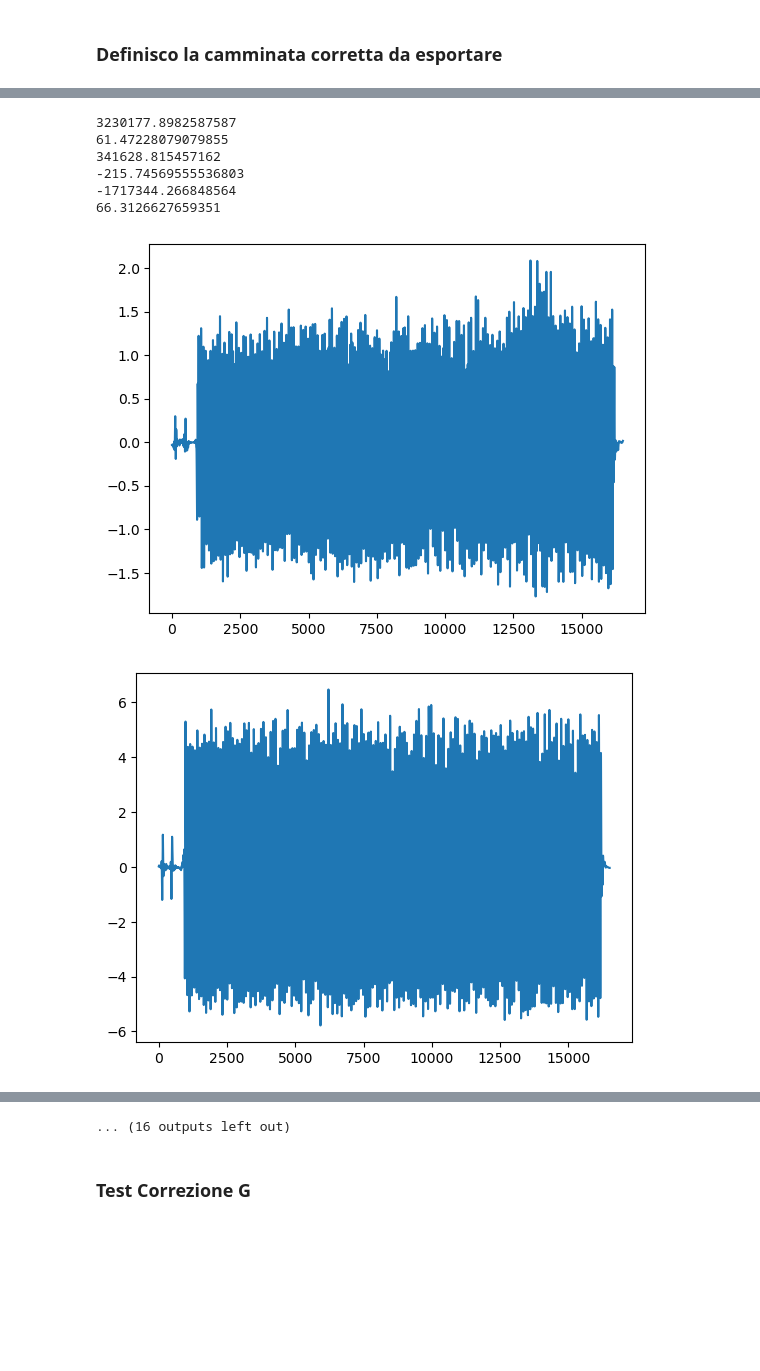
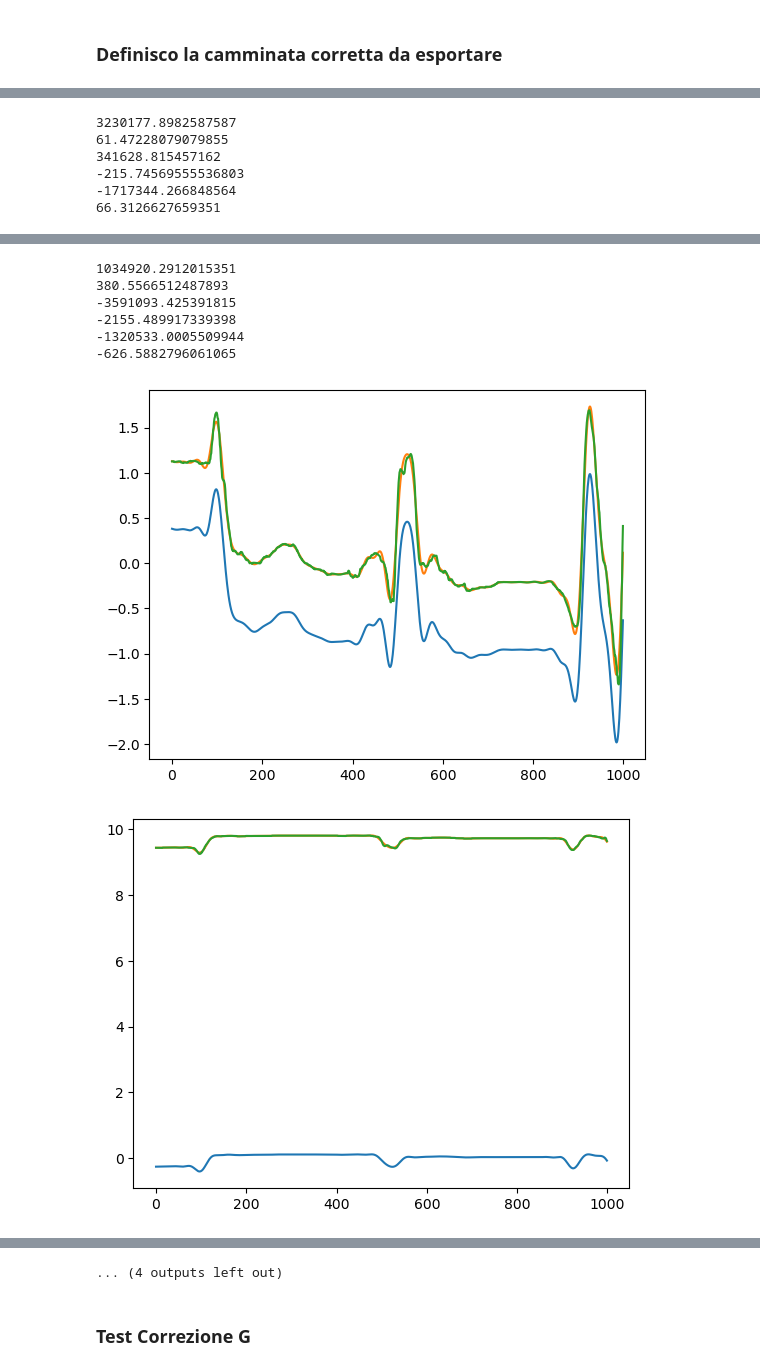
Before and after one commit to Endert0m/FCG_VisualizzatoreCamminata, a Jupyter notebook: StudioDati/ProgettoFinRemaster.ipynb, the cells around one changed output, grey strips where cells are left out. Cells and saved outputs as stored; diff of their text form; code cells hidden in the pictures; blank space fills up the shorter version.

```diff
--- a/StudioDati/ProgettoFinRemaster.ipynb
+++ b/StudioDati/ProgettoFinRemaster.ipynb
@@ -484,8 +484,7 @@ def segnale_senza_correzione2 (sig, inf, sup):
         time[j] = j
         j += 1
 
-    plt.plot(time, calSig[0])
-    plt.show()
+
 
     i = 0
     for int_band in calSig:
@@ -493,6 +492,11 @@ def segnale_senza_correzione2 (sig, inf, sup):
         res = (np.fft.fft(int_band)) - (np.fft.fft(r))
         corretto += (np.fft.ifft(res) + alpha[i])
         i += 1
+
+    plt.plot(time[0:1000], calSig[0][0:1000])
+    plt.plot(time[0:1000], sig[0][0:1000])
+    plt.plot(time[0:1000], corretto[0:1000])
+    plt.show()
     return corretto
 # %% [markdown]
 ## Costruzione sensori e caricamento dati
@@ -1032,7 +1036,7 @@ fs5.save_csv("coscia_filtD.csv")
 ### Definisco la camminata corretta da esportare
 # %%
 campioni = 150
-perc_rim = -10
+perc_rim = -1
 
 a1 = s1.ax.medfilt().normalize_3(campioni).a
 a2 = s1.ay.medfilt().normalize_3(campioni).a
@@ -1047,9 +1051,9 @@ sensoreFiltrato_x, sensoreFiltrato_ftx = split_signals(fs3.ax.a)
 sensoreFiltrato_y, sensoreFiltrato_fty = split_signals(fs3.ay.a)
 sensoreFiltrato_z, sensoreFiltrato_ftz = split_signals(fs3.az.a)
 
-corretto_y = segnale_senza_correzione2(sensoreFiltrato_y, perc_rim, perc_rim)
-corretto_x = segnale_senza_correzione2(sensoreFiltrato_x, perc_rim, perc_rim)
-corretto_z = segnale_senza_correzione2(sensoreFiltrato_z, perc_rim, perc_rim)
+corretto_y = segnale_senza_correzione(sensoreFiltrato_y, perc_rim, perc_rim)
+corretto_x = segnale_senza_correzione(sensoreFiltrato_x, perc_rim, perc_rim)
+corretto_z = segnale_senza_correzione(sensoreFiltrato_z, perc_rim, perc_rim)
 
 sensoreFiltrato_x, sensoreFiltrato_ftx = split_signals(fs3.gx.a)
 sensoreFiltrato_y, sensoreFiltrato_fty = split_signals(fs3.gy.a)
@@ -1077,9 +1081,9 @@ sensoreFiltrato_x, sensoreFiltrato_ftx = split_signals(fs4.ax.a)
 sensoreFiltrato_y, sensoreFiltrato_fty = split_signals(fs4.ay.a)
 sensoreFiltrato_z, sensoreFiltrato_ftz = split_signals(fs4.az.a)
 
-corretto_y = segnale_senza_correzione2(sensoreFiltrato_y, perc_rim, perc_rim)
-corretto_x = segnale_senza_correzione2(sensoreFiltrato_x, perc_rim, perc_rim)
-corretto_z = segnale_senza_correzione2(sensoreFiltrato_z, perc_rim, perc_rim)
+corretto_y = segnale_senza_correzione(sensoreFiltrato_y, perc_rim, perc_rim)
+corretto_x = segnale_senza_correzione(sensoreFiltrato_x, perc_rim, perc_rim)
+corretto_z = segnale_senza_correzione(sensoreFiltrato_z, perc_rim, perc_rim)
 
 sensoreFiltrato_x, sensoreFiltrato_ftx = split_signals(fs4.gx.a)
 sensoreFiltrato_y, sensoreFiltrato_fty = split_signals(fs4.gy.a)
@@ -1112,9 +1116,9 @@ sensoreFiltrato_x, sensoreFiltrato_ftx = split_signals(fs5.ax.a)
 sensoreFiltrato_y, sensoreFiltrato_fty = split_signals(fs5.ay.a)
 sensoreFiltrato_z, sensoreFiltrato_ftz = split_signals(fs5.az.a)
 
-corretto_y = segnale_senza_correzione2(sensoreFiltrato_y, perc_rim, perc_rim)
-corretto_x = segnale_senza_correzione2(sensoreFiltrato_x, perc_rim, perc_rim)
-corretto_z = segnale_senza_correzione2(sensoreFiltrato_z, perc_rim, perc_rim)
+corretto_y = segnale_senza_correzione(sensoreFiltrato_y, perc_rim, perc_rim)
+corretto_x = segnale_senza_correzione(sensoreFiltrato_x, perc_rim, perc_rim)
+corretto_z = segnale_senza_correzione(sensoreFiltrato_z, perc_rim, perc_rim)
 
 sensoreFiltrato_x, sensoreFiltrato_ftx = split_signals(fs5.gx.a)
 sensoreFiltrato_y, sensoreFiltrato_fty = split_signals(fs5.gy.a)
@@ -1140,9 +1144,9 @@ sensoreFiltrato_x, sensoreFiltrato_ftx = split_signals(fs6.ax.a)
 sensoreFiltrato_y, sensoreFiltrato_fty = split_signals(fs6.ay.a)
 sensoreFiltrato_z, sensoreFiltrato_ftz = split_signals(fs6.az.a)
 
-corretto_y = segnale_senza_correzione2(sensoreFiltrato_y, perc_rim, perc_rim)
-corretto_x = segnale_senza_correzione2(sensoreFiltrato_x, perc_rim, perc_rim)
-corretto_z = segnale_senza_correzione2(sensoreFiltrato_z, perc_rim, perc_rim)
+corretto_y = segnale_senza_correzione(sensoreFiltrato_y, perc_rim, perc_rim)
+corretto_x = segnale_senza_correzione(sensoreFiltrato_x, perc_rim, perc_rim)
+corretto_z = segnale_senza_correzione(sensoreFiltrato_z, perc_rim, perc_rim)
 
 
 sensoreFiltrato_x, sensoreFiltrato_ftx = split_signals(fs6.gx.a)
@@ -1166,0 +1171,6 @@ fs6 = sensor(corretto_x.real, corretto_y.real, corretto_z.real, corretto_gx.real
+3230177.8982587587
+61.47228079079855
+341628.815457162
+-215.74569555536803
+-1717344.266848564
+66.3126627659351
@@ -1170,8 +1180,8 @@ fs6 = sensor(corretto_x.real, corretto_y.real, corretto_z.real, corretto_gx.real
-3230177.8982587587
-61.47228079079855
-341628.815457162
--215.74569555536803
--1717344.266848564
-66.3126627659351
+1034920.2912015351
+380.5566512487893
+-3591093.425391815
+-2155.489917339398
+-1320533.0005509944
+-626.5882796061065
-[figure, old version]
+[figure, new version]
-[figure, old version]
+[figure, new version]
@@ -1180,4 +1189,4 @@ fs6 = sensor(corretto_x.real, corretto_y.real, corretto_z.real, corretto_gx.real
-... (16 outputs left out)
+... (4 outputs left out)
 # %%
 fs4.save_csv("caviglia_CorrS.csv")
 fs3.save_csv("coscia_CorrS.csv")
```
Also changed, not shown: parts of 1 cell of this notebook, 15 other files.
